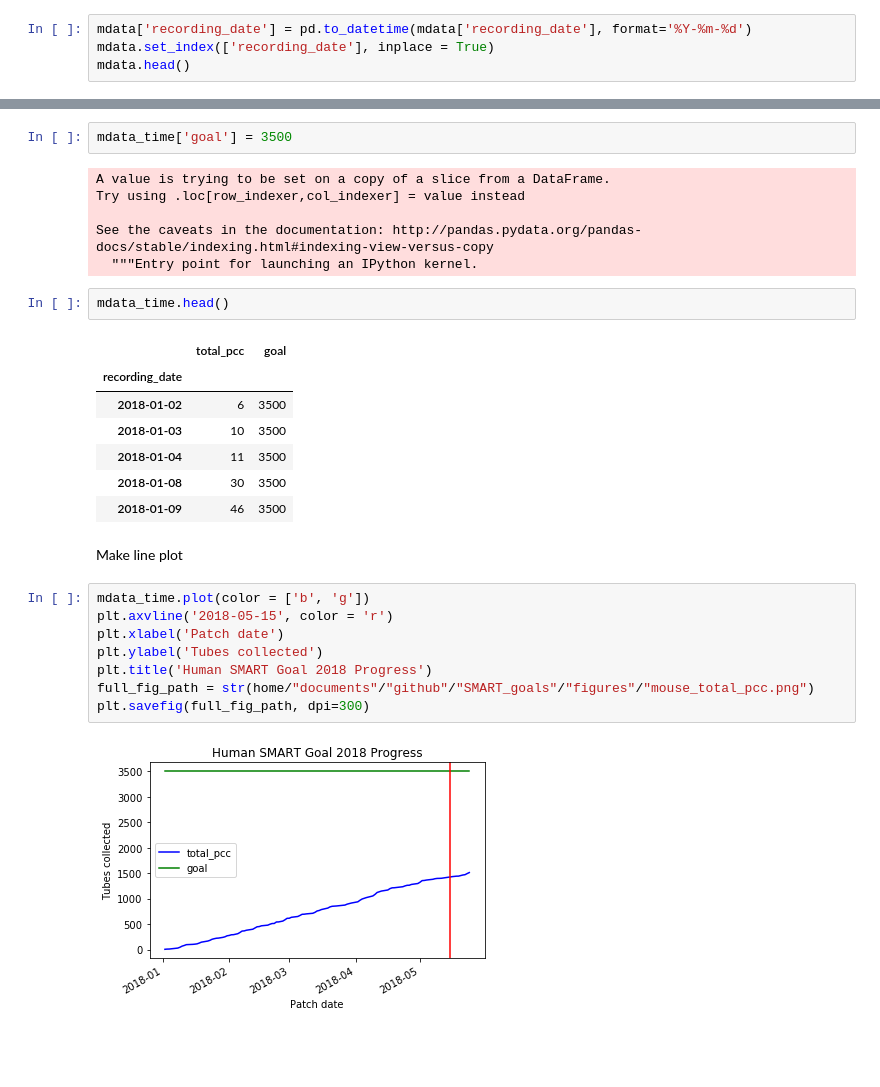
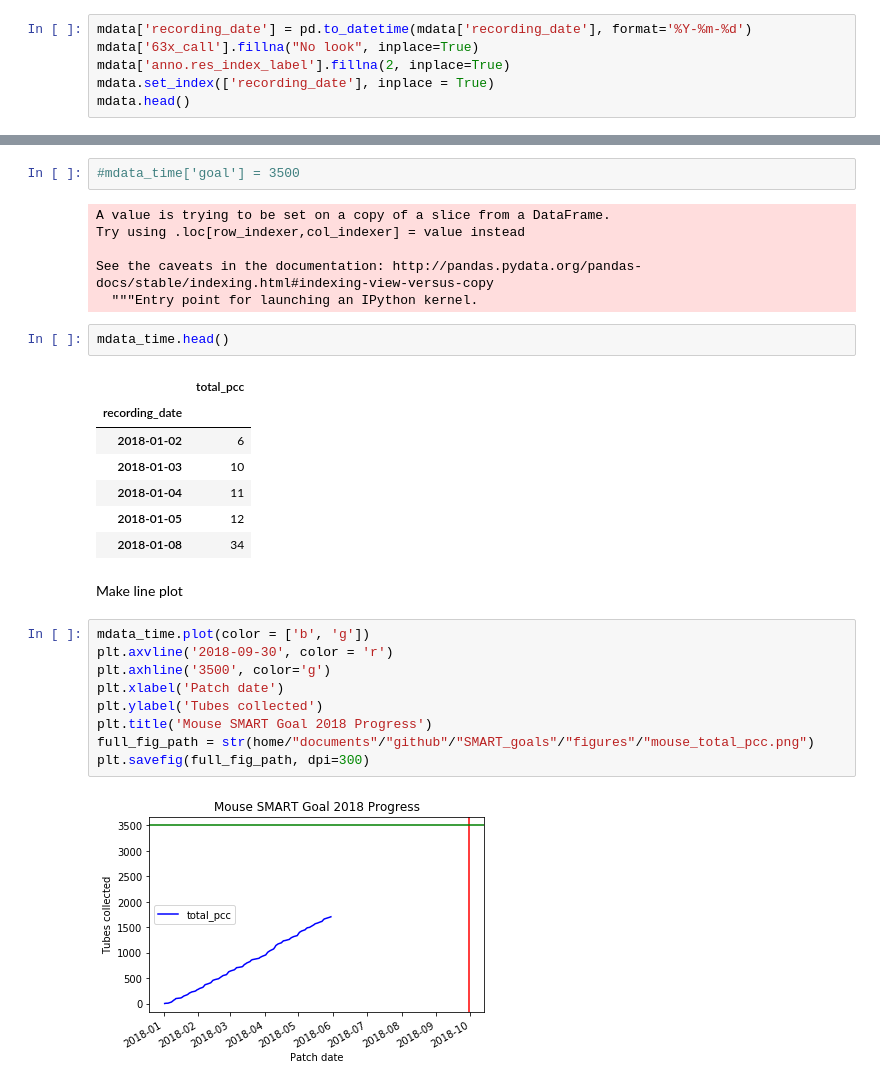
Before and after one commit to ru57y34nn/SMART_goals, a Jupyter notebook: src/Mouse_Smart_Data.ipynb, the cells around one changed output, grey strips where cells are left out. Saved outputs shown, nothing was run; the diff lists cells and outputs as text; blank space fills up the shorter version.

```diff
--- a/src/Mouse_Smart_Data.ipynb
+++ b/src/Mouse_Smart_Data.ipynb
@@ -27,5 +70,7 @@ Pull Recording date and set as index and change to datetime format
 # %%
 mdata['recording_date'] = pd.to_datetime(mdata['recording_date'], format='%Y-%m-%d')
+mdata['63x_call'].fillna("No look", inplace=True)
+mdata['anno.res_index_label'].fillna(2, inplace=True)
 mdata.set_index(['recording_date'], inplace = True)
 mdata.head()
 # %% [output]
@@ -74,7 +167,7 @@ mdata_time.set_index(['recording_date'], inplace=True)
 # %% [markdown]
 Set goal to 400 tubes
 # %%
-mdata_time['goal'] = 3500
+#mdata_time['goal'] = 3500
 # %% [output]
 A value is trying to be set on a copy of a slice from a DataFrame.
 Try using .loc[row_indexer,col_indexer] = value instead
@@ -84,22 +177,23 @@ See the caveats in the documentation: http://pandas.pydata.org/pandas-docs/stabl
 # %%
 mdata_time.head()
 # %% [output]
-|  | total_pcc | goal |
-| recording_date |  |  |
-| 2018-01-02 | 6 | 3500 |
-| 2018-01-03 | 10 | 3500 |
-| 2018-01-04 | 11 | 3500 |
-| 2018-01-08 | 30 | 3500 |
-| 2018-01-09 | 46 | 3500 |
+|  | total_pcc |
+| recording_date |  |
+| 2018-01-02 | 6 |
+| 2018-01-03 | 10 |
+| 2018-01-04 | 11 |
+| 2018-01-05 | 12 |
+| 2018-01-08 | 34 |
 # %% [markdown]
 Make line plot
 # %%
 mdata_time.plot(color = ['b', 'g'])
-plt.axvline('2018-05-15', color = 'r')
+plt.axvline('2018-09-30', color = 'r')
+plt.axhline('3500', color='g')
 plt.xlabel('Patch date')
 plt.ylabel('Tubes collected')
-plt.title('Human SMART Goal 2018 Progress')
+plt.title('Mouse SMART Goal 2018 Progress')
 full_fig_path = str(home/"documents"/"github"/"SMART_goals"/"figures"/"mouse_total_pcc.png")
 plt.savefig(full_fig_path, dpi=300)
 # %% [output]
-[figure, old version]
+[figure, new version]
```
Also changed, not shown: parts of 11 cells of this notebook.
